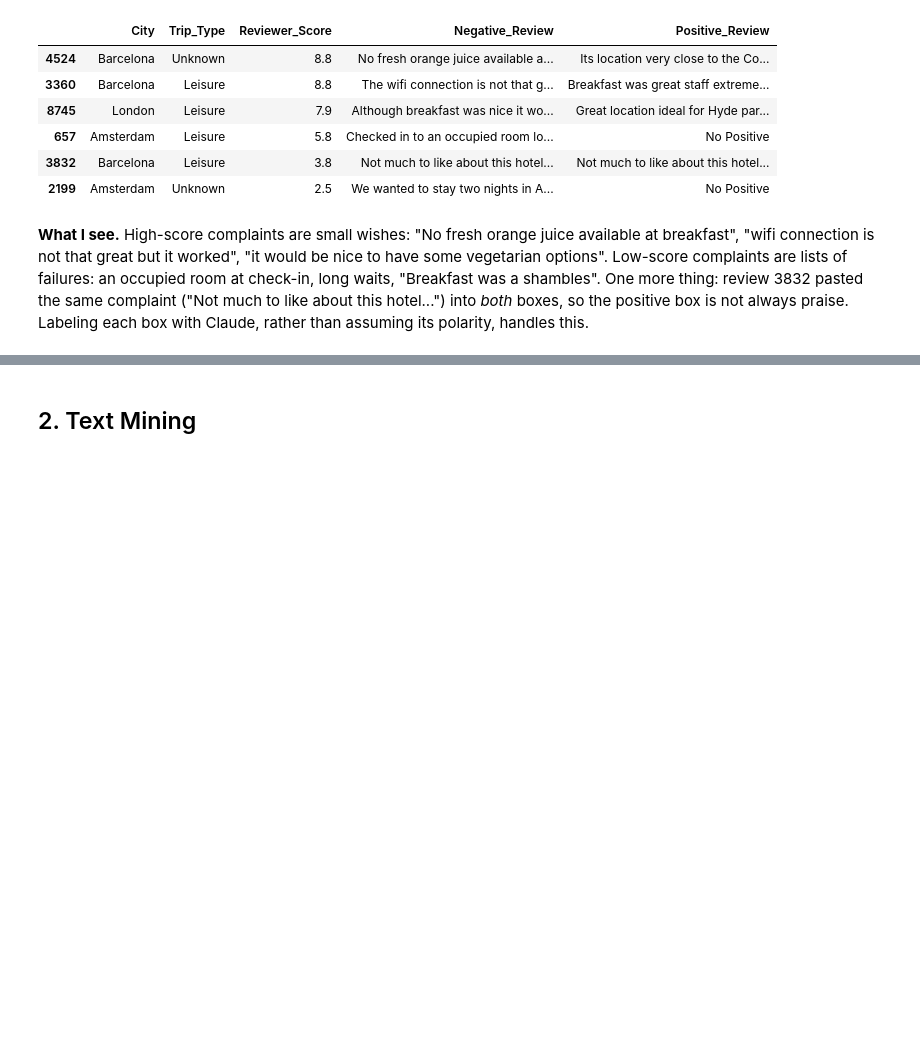
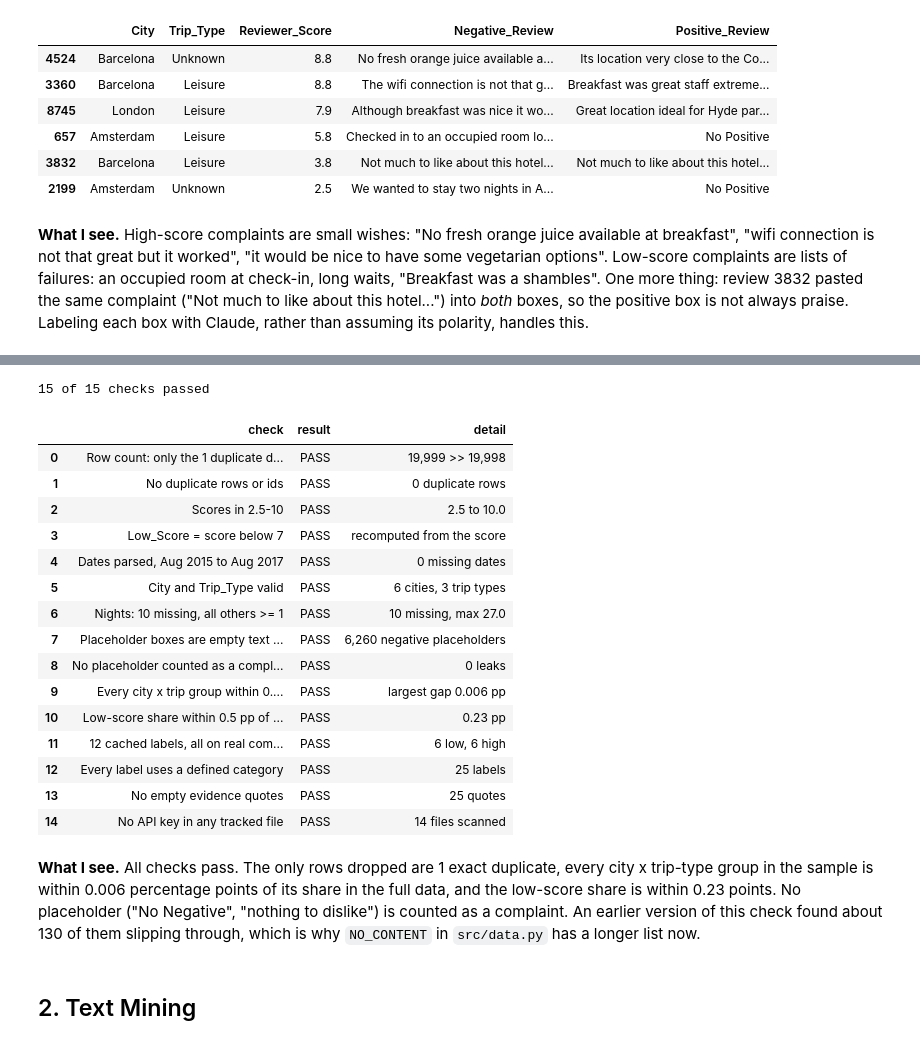
Before and after one commit to thebraxtonturner/info4360-project-turner, a Jupyter notebook: notebooks/phase2_exploration.ipynb, the cells around one changed output, grey strips where cells are left out. Saved outputs shown, nothing was run; the diff lists cells and outputs as text; code cells hidden in the pictures; blank space fills up the shorter version.

```diff
--- a/notebooks/phase2_exploration.ipynb
+++ b/notebooks/phase2_exploration.ipynb
@@ -245,3 +250,34 @@ examples[["City", "Trip_Type", "Reviewer_Score", "Negative_Review", "Positive_Re
+# %%
+# Step 1.7: Pass/fail checks on the cleaned data
+from src.validation import run_validation
+
+df_raw = pd.read_csv(Path.cwd().parent / "data" / "hotel_reviews_20k.csv")
+validation = run_validation(df_raw, df,
+                            labels_path=Path.cwd().parent / "data" / "claude_sample_labels.jsonl",
+                            full_path=Path.home() / "datasets" / "hotel_reviews_515k" / "Hotel_Reviews.csv")
+print((validation.result == "PASS").sum(), "of", len(validation), "checks passed")
+assert not (validation.result == "FAIL").any(), "a validation check failed"
+validation
+# %% [output]
+15 of 15 checks passed
+|  | check | result | detail |
+| 0 | Row count: only the 1 duplicate d... | PASS | 19,999 >> 19,998 |
+| 1 | No duplicate rows or ids | PASS | 0 duplicate rows |
+| 2 | Scores in 2.5-10 | PASS | 2.5 to 10.0 |
+| 3 | Low_Score = score below 7 | PASS | recomputed from the score |
+| 4 | Dates parsed, Aug 2015 to Aug 2017 | PASS | 0 missing dates |
+| 5 | City and Trip_Type valid | PASS | 6 cities, 3 trip types |
+| 6 | Nights: 10 missing, all others >= 1 | PASS | 10 missing, max 27.0 |
+| 7 | Placeholder boxes are empty text ... | PASS | 6,260 negative placeholders |
+| 8 | No placeholder counted as a compl... | PASS | 0 leaks |
+| 9 | Every city x trip group within 0.... | PASS | largest gap 0.006 pp |
+| 10 | Low-score share within 0.5 pp of ... | PASS | 0.23 pp |
+| 11 | 12 cached labels, all on real com... | PASS | 6 low, 6 high |
+| 12 | Every label uses a defined category | PASS | 25 labels |
+| 13 | No empty evidence quotes | PASS | 25 quotes |
+| 14 | No API key in any tracked file | PASS | 14 files scanned |
+# %% [markdown]
+**What I see.** All checks pass. The only rows dropped are 1 exact duplicate, every city x trip-type group in the sample is within 0.006 percentage points of its share in the full data, and the low-score share is within 0.23 points. No placeholder ("No Negative", "nothing to dislike") is counted as a complaint. An earlier version of this check found about 130 of them slipping through, which is why `NO_CONTENT` in `src/data.py` has a longer list now.
 # %% [markdown]
 ## 2. Text Mining
 # %% [markdown]
```
Also changed, not shown: parts of 2 cells of this notebook, 2 other files.
